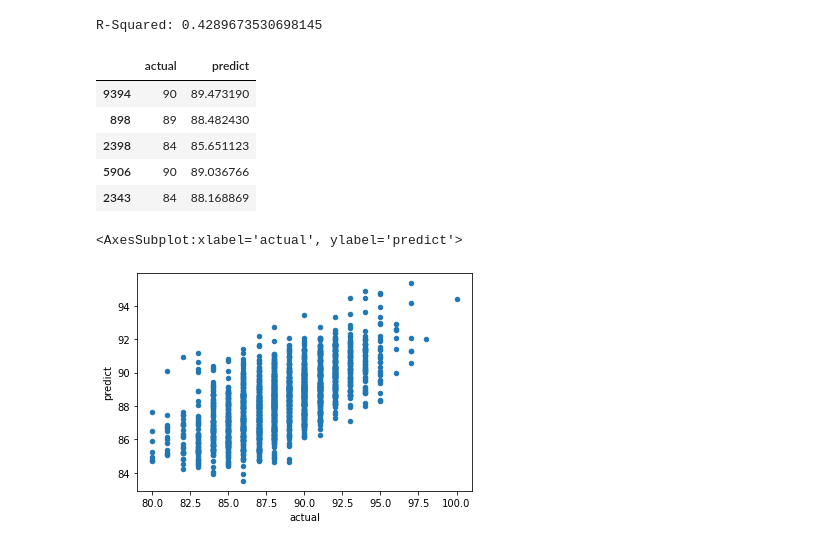
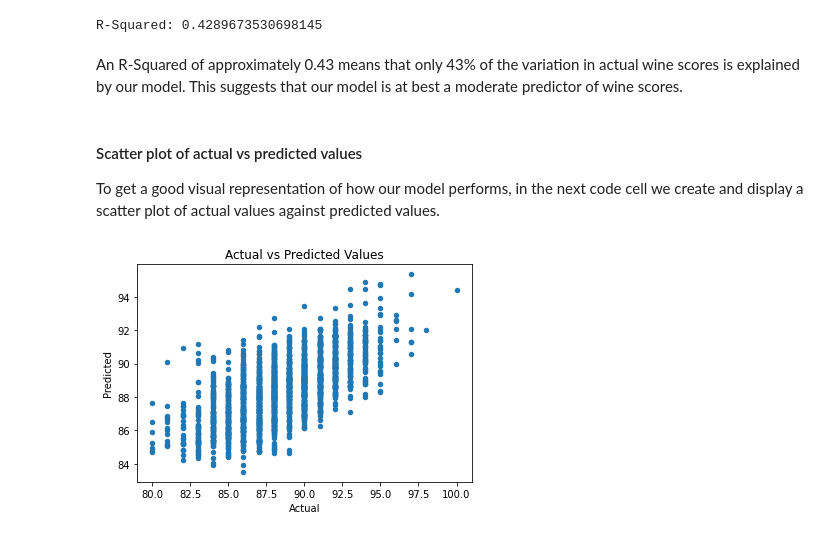
Before and after one commit to JustinToribio/ml-pipeline, a Jupyter notebook: notebooks/model_1.ipynb, the cells around one changed output. Drawn from its saved outputs; the diff is of its cells as text; code cells hidden in the pictures.

```diff
--- a/notebooks/model_1.ipynb
+++ b/notebooks/model_1.ipynb
@@ -237,18 +249,16 @@ r_squared_1 = r2_score(y_valid, predictions_1)
 print("R-Squared:" , r_squared_1)
 # %% [output]
 R-Squared: 0.4289673530698145
-# %%
-compare_1 = pd.DataFrame({'actual': y_valid, 'predict': predictions_1})
-compare_1.head()
-# %% [output]
-|  | actual | predict |
-| 9394 | 90 | 89.473190 |
-| 898 | 89 | 88.482430 |
-| 2398 | 84 | 85.651123 |
-| 5906 | 90 | 89.036766 |
-| 2343 | 84 | 88.168869 |
-# %%
-compare_1.plot.scatter('actual', 'predict')
-# %% [output]
-<AxesSubplot:xlabel='actual', ylabel='predict'>
-[figure, removed]
+# %% [markdown]
+An R-Squared of approximately 0.43 means that only 43% of the variation in actual wine scores is explained by our model.  This suggests that our model is at best a moderate predictor of wine scores.
+# %% [markdown]
+#### Scatter plot of actual vs predicted values
+
+To get a good visual representation of how our model performs, in the next code cell we create and display a scatter plot of actual values against predicted values.
+# %%
+# Create scatter plot of actual vs predicted values
+compare_1 = pd.DataFrame({'Actual': y_valid, 'Predicted': predictions_1})
+compare_1.plot.scatter('Actual', 'Predicted', title="Actual vs Predicted Values")
+plt.show()
+# %% [output]
+[figure, added]
```
Also changed, not shown: parts of 9 cells of this notebook, 1 other file.
